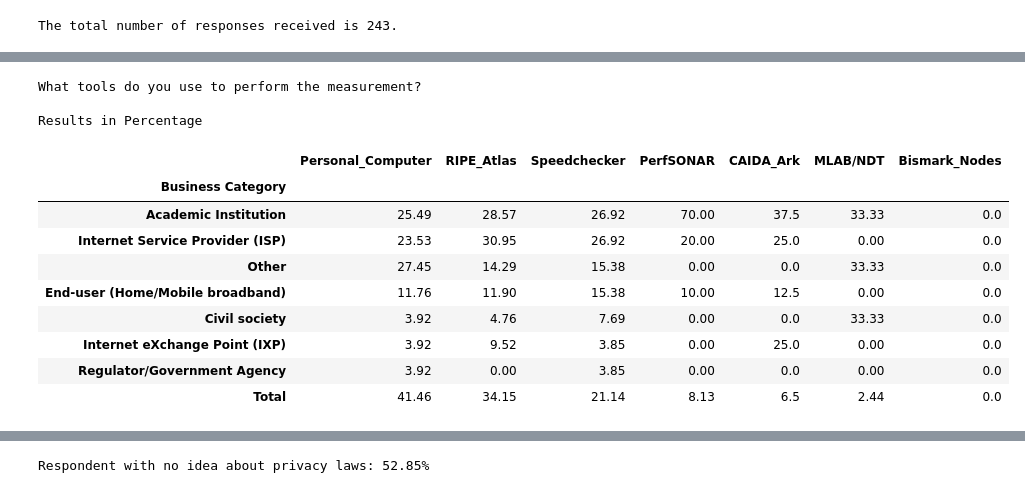
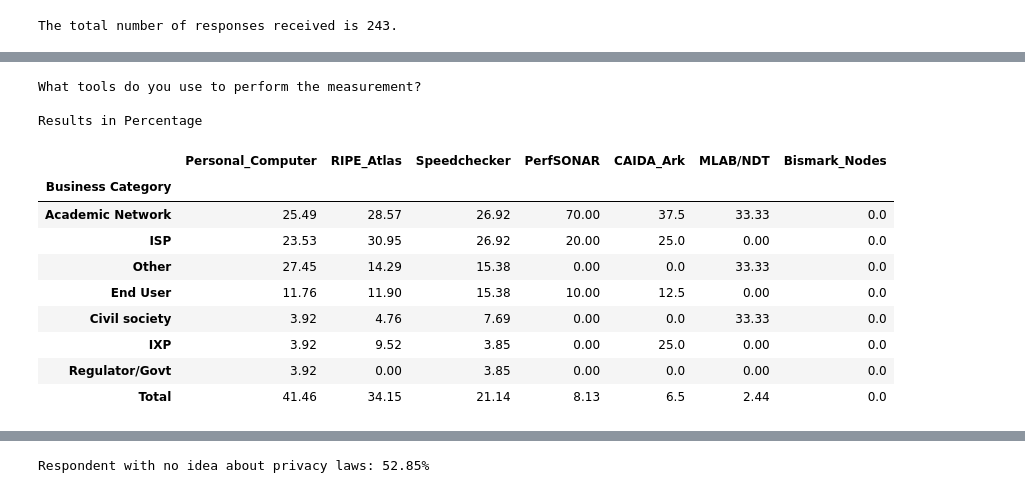
Before and after one commit to AFRINIC-Labs/Africa_Internet_Measurement_Survey, a Jupyter notebook: survey_analysis.ipynb, the cells around one changed output, grey strips where cells are left out. Saved outputs shown, nothing was run; the diff lists cells and outputs as text; code cells hidden in the pictures.

```diff
--- a/survey_analysis.ipynb
+++ b/survey_analysis.ipynb
@@ -13,6 +13,15 @@ file.rename(columns={file.columns[0]: 'Country', file.columns[1]: 'Business Cate
                    , file.columns[2]: 'Business Category [Business Category - Other]'\
                    , file.columns[12]: 'Campaign Run'}, inplace=True)
 file['Country'].replace(np.nan, "Other", inplace=True)
+
+#Renaming Business Categories
+file.replace(('Regulator/Government Agency', 'Internet eXchange Point (IXP)',
+                 'End-user (Home/Mobile broadband)', 'Academic Institution', 'Academic network (NRENs)',
+                 'Internet Service Provider (ISP)', 'Telecom (Mobile) Operator','Wireless network',
+                'Enterprise Network','ccTLD/DNS Operator','Community Network','Datacentre', 'Cable Operator'),
+                ('Regulator/Govt', 'IXP', 'End User', 'Academic Network', 'Academic Network','ISP', 'ISP',
+                 'ISP', 'Other', 'Other', 'Other', 'Other', 'Other'),
+                inplace=True)
 # %% [output]
 The total number of responses received is 243.
 # %%
@@ -32,10 +41,6 @@ print("Total Number of responses: {}".format(total_responses))
 print("Number of countries that responded: {}".format(len(df['Country'].value_counts())-1))#minus 1 of 'Other'
 print("Responses with no country specified: {}\n".format(len(df[df['Country'] == "Other"])))
 
-#Excluded entries
-#excluded_df = file[~file.index.isin(df.index)]
-#excluded_df.to_csv(r'excluded.csv')
-
 #Businesses that run measurement campaign
 runm = len(df[['Business Category', 'Campaign Run']][df['Campaign Run']=="Yes"])
 runperc = round(runm/len(df)*100, 2)
@@ -49,13 +54,15 @@ mdata = len(df[['Business Category', 'Businesses Collecting Data']][df['Business
 mdataper = round(mdata/len(df)*100, 2)
 print("Total number of businesses that collect some measurement data: {} or {}% of all responses"\
       .format(mdata, mdataper))
-#df['Business Category'].unique()
 
-#Creating list of business and saving in dictionary for later use
-list1 = list(file['Business Category'].unique())
-dic = {k: v for v, k in enumerate(list1)}\
-.fromkeys(list1, 0) #Create dictionary from the list, assign 0 as value of keys
-businessList = pd.DataFrame.from_dict(dic, orient='index', columns=['Campaign Run'])
+#Number of Response by category
+df1 = df.set_index('Business Category')
+count = {}
+for i in df1.index.unique().tolist():
+    name = str(i)
+    length = len(df1.loc[name])
+    count.update({name:length })
+count
 # %% [output]
 First Cleaning: Elimating responses with no single measurement answer
 Total Number of responses: 162
@@ -385,45 +308,43 @@ def platforms():
                '9._What_tools_do_you_use_to_perform_the_measurement?\n\n\t\xa0_[Other]',]
 
     df1 = df[columns]
-    df1.replace(('Yes', 'No','Academic network (NRENs)', 'Telecom (Mobile) Operator','Wireless network',
-                'Enterprise Network','ccTLD/DNS Operator','Community Network','Datacentre', 'Cable Operator'),
-                (1, 0, 'Academic Institution', 'Internet Service Provider (ISP)',
-                 'Internet Service Provider (ISP)', 'Other', 'Other', 'Other', 'Other', 'Other'), inplace=True)
+    df1.replace(('Yes', 'No'),
+                (1, 0), inplace=True)
     df1.set_index('Business Category', inplace=True)
 
-    #Extract the required headings
     for col in df1.columns:
         name = col.split('[')[1].split(']')[0]
         df1.rename(columns={col:name}, inplace=True)
 
     df1.drop(['Other'], axis=1, inplace=True)
     df1 = df1.groupby(level=0, as_index=True).sum()
 
     #Add Total for sorting purposes.
     df1.loc['Total',:]= df1.sum(axis=0)
     df1=df1[df1.iloc[-1,:].sort_values(ascending=False).index]
     df1['Total'] = df1.sum(axis=1)
     df1 = df1.sort_values(by='Total', ascending=False)
 
 
     cols = df1.columns.tolist()[:-1]
     sums = round((df1.loc['Total']/total_responses)*100, 2)
+
     #Calculate percentage for each value
     df1[cols] = round(df1[cols].div(df1[cols].drop(['Total']).sum(axis=0), axis = 1).multiply(100), 2)
     print("What_tools_do_you_use_to_perform_the_measurement?\n\nResults in Percentage".replace("_"," "))
-    return df1.iloc[1:].append(sums).drop(['Total','N/A'], axis=1).fillna(0)#.to_latex()
+    return df1.iloc[1:].append(sums).drop(['Total','N/A'], axis=1).fillna(0)
 platforms()
 # %% [output]
 What tools do you use to perform the measurement?
 
 Results in Percentage
 |  | Personal_Computer | RIPE_Atlas | Speedchecker | PerfSONAR | CAIDA_Ark | MLAB/NDT | Bismark_Nodes |
 | Business Category |  |  |  |  |  |  |  |
-| Academic Institution | 25.49 | 28.57 | 26.92 | 70.00 | 37.5 | 33.33 | 0.0 |
-| Internet Service Provider (ISP) | 23.53 | 30.95 | 26.92 | 20.00 | 25.0 | 0.00 | 0.0 |
+| Academic Network | 25.49 | 28.57 | 26.92 | 70.00 | 37.5 | 33.33 | 0.0 |
+| ISP | 23.53 | 30.95 | 26.92 | 20.00 | 25.0 | 0.00 | 0.0 |
 | Other | 27.45 | 14.29 | 15.38 | 0.00 | 0.0 | 33.33 | 0.0 |
-| End-user (Home/Mobile broadband) | 11.76 | 11.90 | 15.38 | 10.00 | 12.5 | 0.00 | 0.0 |
+| End User | 11.76 | 11.90 | 15.38 | 10.00 | 12.5 | 0.00 | 0.0 |
 | Civil society | 3.92 | 4.76 | 7.69 | 0.00 | 0.0 | 33.33 | 0.0 |
-| Internet eXchange Point (IXP) | 3.92 | 9.52 | 3.85 | 0.00 | 25.0 | 0.00 | 0.0 |
-| Regulator/Government Agency | 3.92 | 0.00 | 3.85 | 0.00 | 0.0 | 0.00 | 0.0 |
+| IXP | 3.92 | 9.52 | 3.85 | 0.00 | 25.0 | 0.00 | 0.0 |
+| Regulator/Govt | 3.92 | 0.00 | 3.85 | 0.00 | 0.0 | 0.00 | 0.0 |
 | Total | 41.46 | 34.15 | 21.14 | 8.13 | 6.5 | 2.44 | 0.0 |
```
Also changed, not shown: parts of 13 cells of this notebook.
